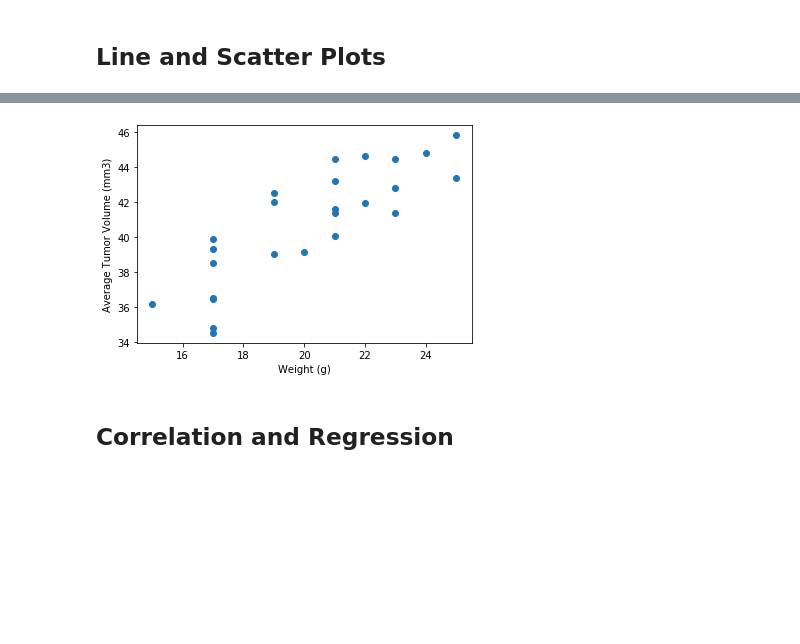
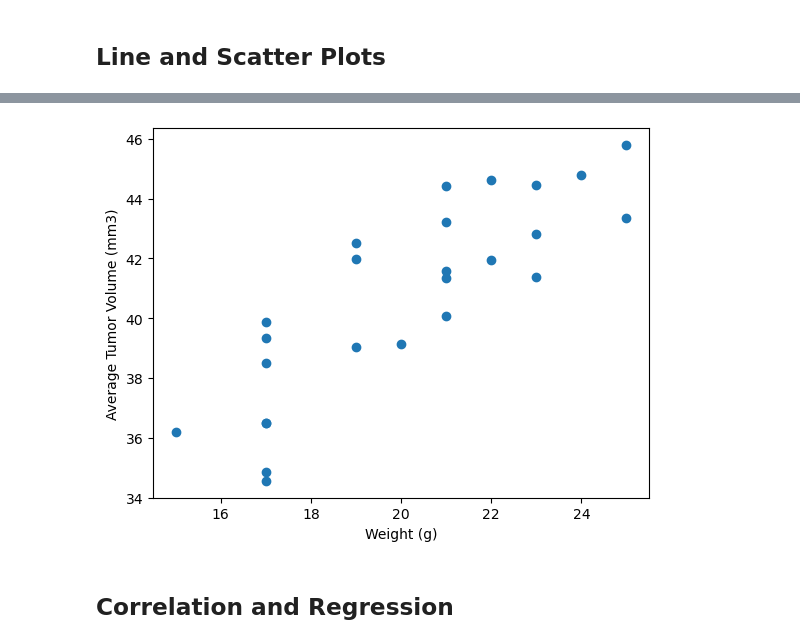
Before and after one commit to f2-b2/matplotlib-challenge, a Jupyter notebook: Pymaceuticals/PymaceuticalsScript.ipynb, the cells around one changed output, grey strips where cells are left out. Drawn from its saved outputs; the diff is of its cells as text; code cells hidden in the pictures; blank space fills up the shorter version.

```diff
--- a/Pymaceuticals/PymaceuticalsScript.ipynb
+++ b/Pymaceuticals/PymaceuticalsScript.ipynb
@@ -301,6 +310,16 @@ drug_volume
 # %%
 # Generate a scatter plot of average tumor volume vs. mouse weight for the Capomulin regimen
+
+scatter_plot_df = study_data_clean.loc[study_data_clean["Drug Regimen"] == "Capomulin",:]
+Capomulin_avg = scatter_plot_df.groupby(['Mouse ID']).mean()
+
+plt.scatter(Capomulin_avg['Weight (g)'],Capomulin_avg['Tumor Volume (mm3)'])
+
+plt.xlabel('Weight (g)')
+plt.ylabel('Average Tumor Volume (mm3)')
+
+plt.show()
 # %% [output]
-[figure, old version]
+[figure, new version]
 # %% [markdown]
 ## Correlation and Regression
```
Also changed, not shown: parts of 9 cells of this notebook, 1 other file.
